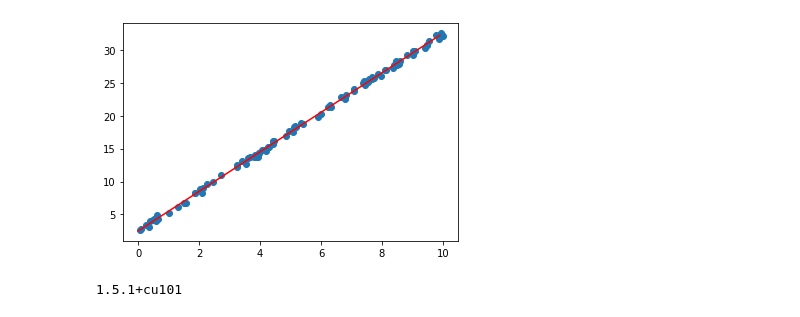
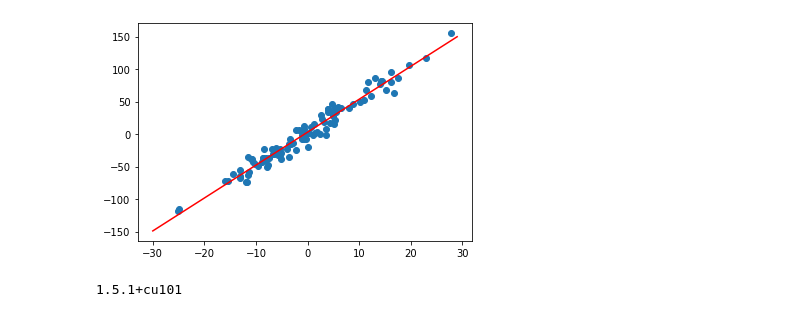
Before and after one commit to face22/lecture, a Jupyter notebook: linear_regression.ipynb, the cells around one changed output. Drawn from its saved outputs; the diff is of its cells as text; code cells hidden in the pictures.

```diff
--- a/linear_regression.ipynb
+++ b/linear_regression.ipynb
@@ -8,8 +8,8 @@ import matplotlib.pyplot as plt
 data = np.zeros((100,2))
 
 for i in range(len(data)):
-  data[i][0] = 10*np.random.rand(1)
-  data[i][1] = 3*data[i,0] + 2 + np.random.rand(1)
+  data[i][0] = 10*np.random.randn(1)
+  data[i][1] = 5*data[i,0] + 2 + 10*np.random.randn(1)
 
 plt.scatter(data[:,0], data[:,1])
 plt.show()
@@ -35,6 +35,7 @@ b = 20.00001
 # learning rate
 lr= 0.01
 
+fig = plt.figure()
 for i in range(1000+1):
   w = w - lr*w_grad_loss(w,b)
   b = b - lr*b_grad_loss(w,b)
@@ -44,9 +45,11 @@ for i in range(1000+1):
 # plot result
 x_coor = []
 y_coor = []
-for i in range(100):
-  x_coor.append (i*0.1)
-  y_coor.append (w*x_coor[i] + b)
+iter=0
+for i in range(-30,30,1):
+  x_coor.append (i)
+  y_coor.append (w*x_coor[iter] + b)
+  iter+=1
 
 plt.plot(x_coor, y_coor, 'r')
 plt.scatter(data[:,0], data[:,1])
@@ -126,7 +147,7 @@ def loss_function(x,y):
   return tf.reduce_mean(tf.math.square(y - pred))
 
 # 최적화 함수 정의: SGD
-optimizer = tf.optimizers.RMSprop(0.5, initial_accumulator_value=0.01)
+optimizer=tf.optimizers.SGD(learning_rate=0.01)
 
 # 학습모델 정의
 def train():
@@ -149,11 +170,13 @@ for i in range(10000+1):
 # 결과 출력
 x_coor = []
 y_coor = []
+iter=0
 w = w.numpy()
 b = b.numpy()
-for i in range(100):
-  x_coor.append (i*0.1)
-  y_coor.append (w*x_coor[i] + b)
+for i in range(-30,30):
+  x_coor.append (i)
+  y_coor.append (w*x_coor[iter] + b)
+  iter+=1
 
 plt.plot(x_coor, y_coor, 'r')
 plt.scatter(data[:,0], data[:,1])
@@ -225,9 +248,11 @@ x_coor = []
 y_coor = []
 a = weight[0]
 c = weight[1]
-for i in range(100):
-  x_coor.append (i*0.1)
-  y_coor.append (a*x_coor[i] + c)
+iter=0
+for i in range(-30,30):
+  x_coor.append (i)
+  y_coor.append (a*x_coor[iter] + c)
+  iter+=1
 
 plt.plot(x_coor, y_coor, 'r')
 plt.scatter(data[:,0], data[:,1])
@@ -247,4 +272,4 @@ iteration: 1000 loss= tensor(0.0732, grad_fn=<MseLossBackward>) param= tensor([[
-[figure, old version]
+[figure, new version]
 # %%
 import torch
 print(torch.__version__)
```
Also changed, not shown: parts of 6 cells of this notebook.
